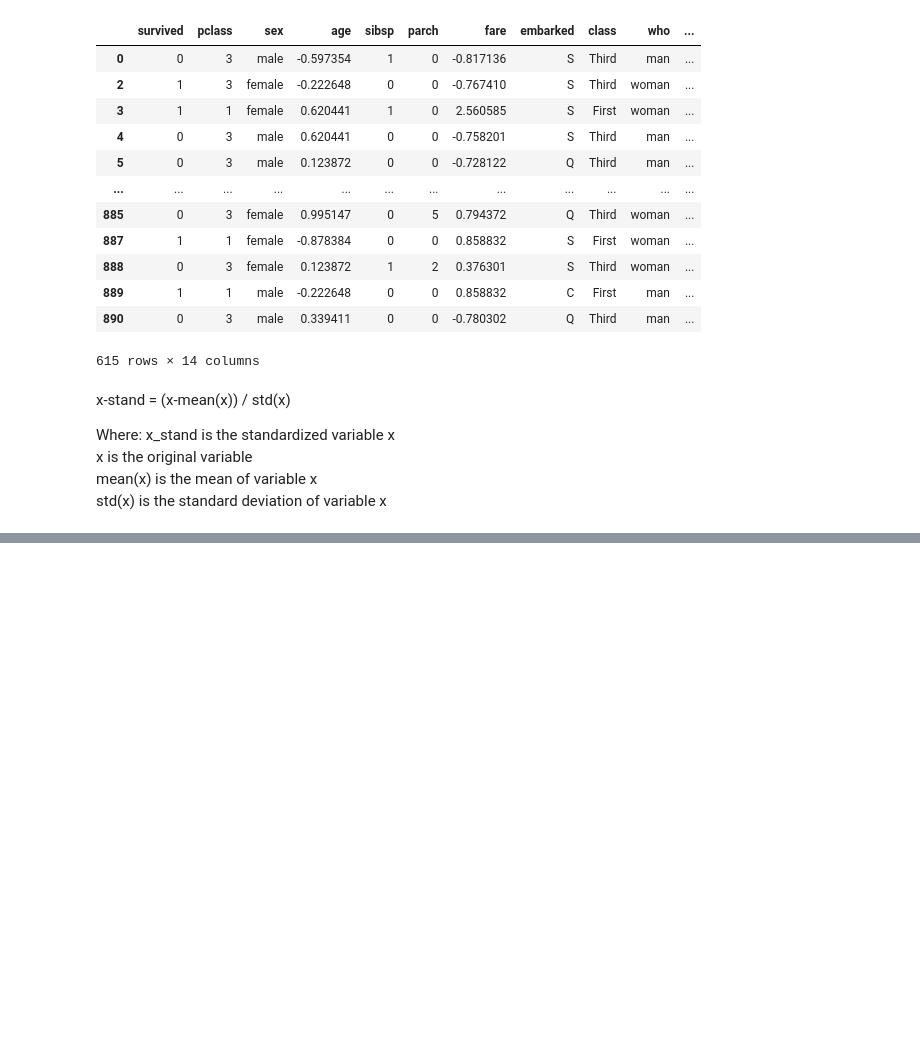
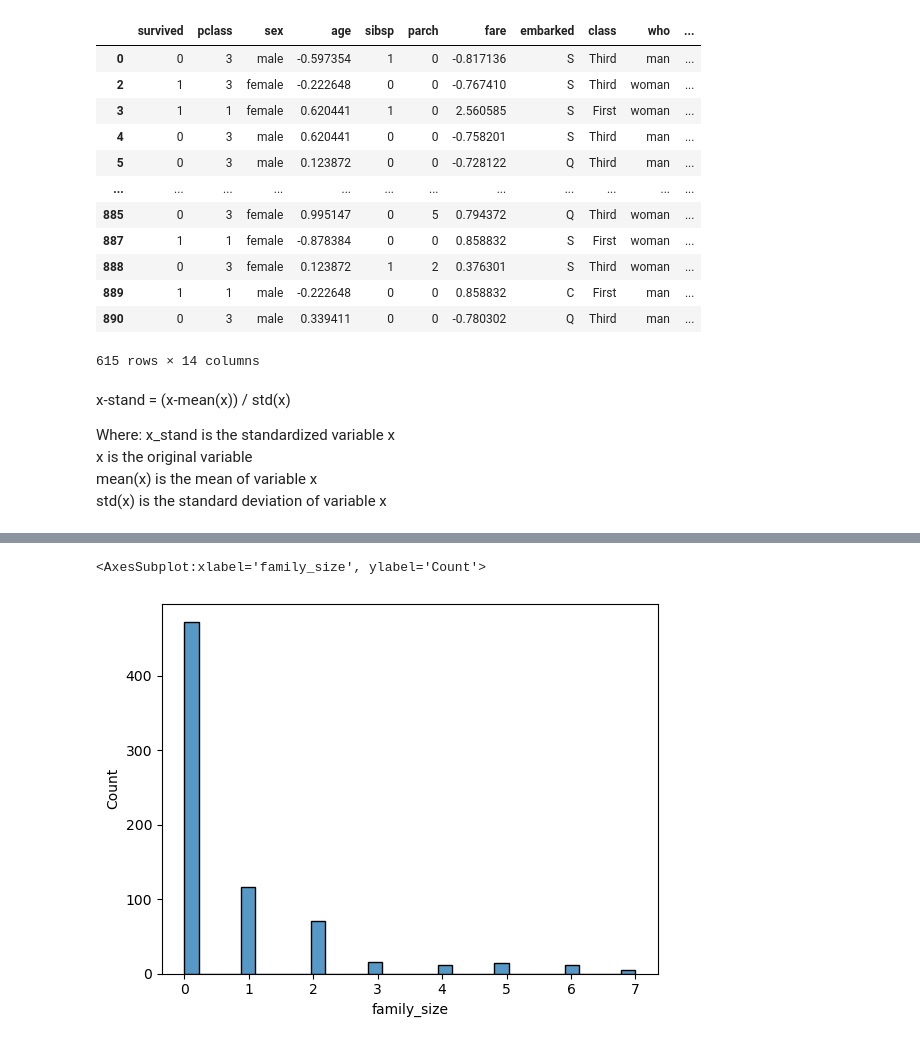
Before and after one commit to fareed23/data-science, a Jupyter notebook: day15/data_wrangling.ipynb, the cells around one changed output, grey strips where cells are left out. Cells and saved outputs as stored; diff of their text form; code cells hidden in the pictures; blank space fills up the shorter version.

```diff
--- a/day15/data_wrangling.ipynb
+++ b/day15/data_wrangling.ipynb
@@ -301,0 +381,7 @@ std(x) is the standard deviation of variable x
+# %%
+df['family_size'] = df['sibsp'] + df['parch']
+# %%
+sns.histplot(df['family_size'])
+# %% [output]
+<AxesSubplot:xlabel='family_size', ylabel='Count'>
+[figure, added]
```
Also changed, not shown: parts of 23 cells of this notebook, 2 other files.
